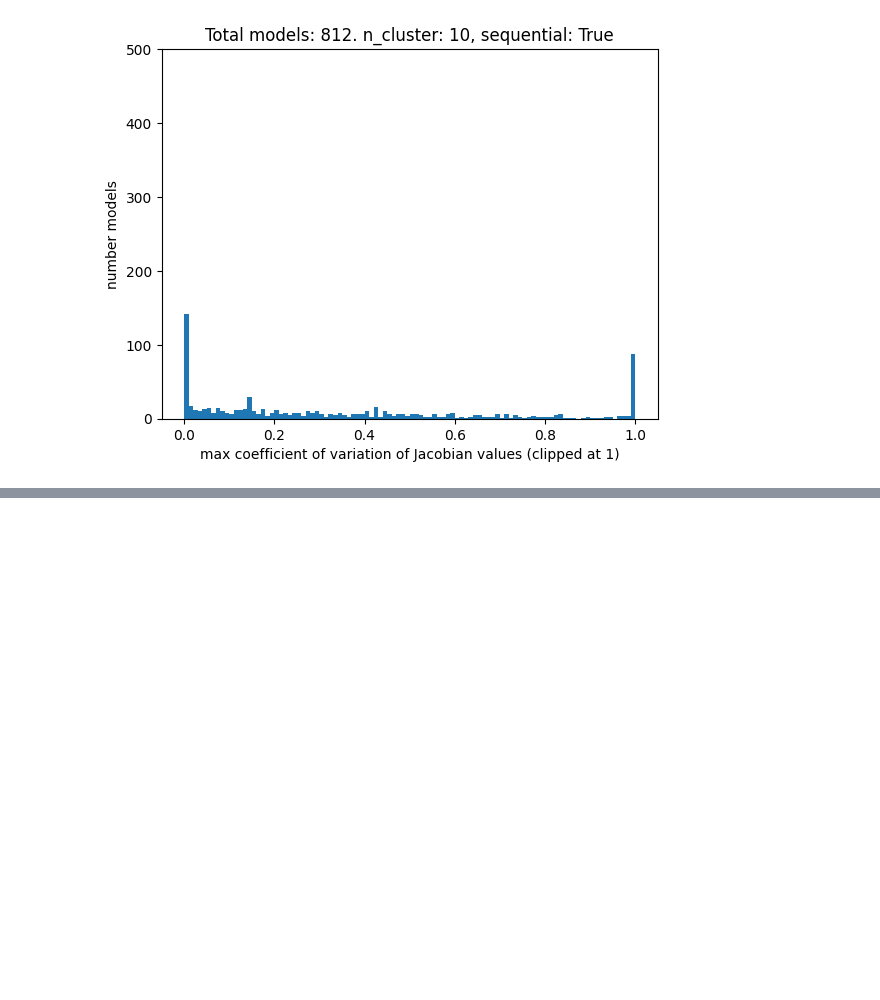
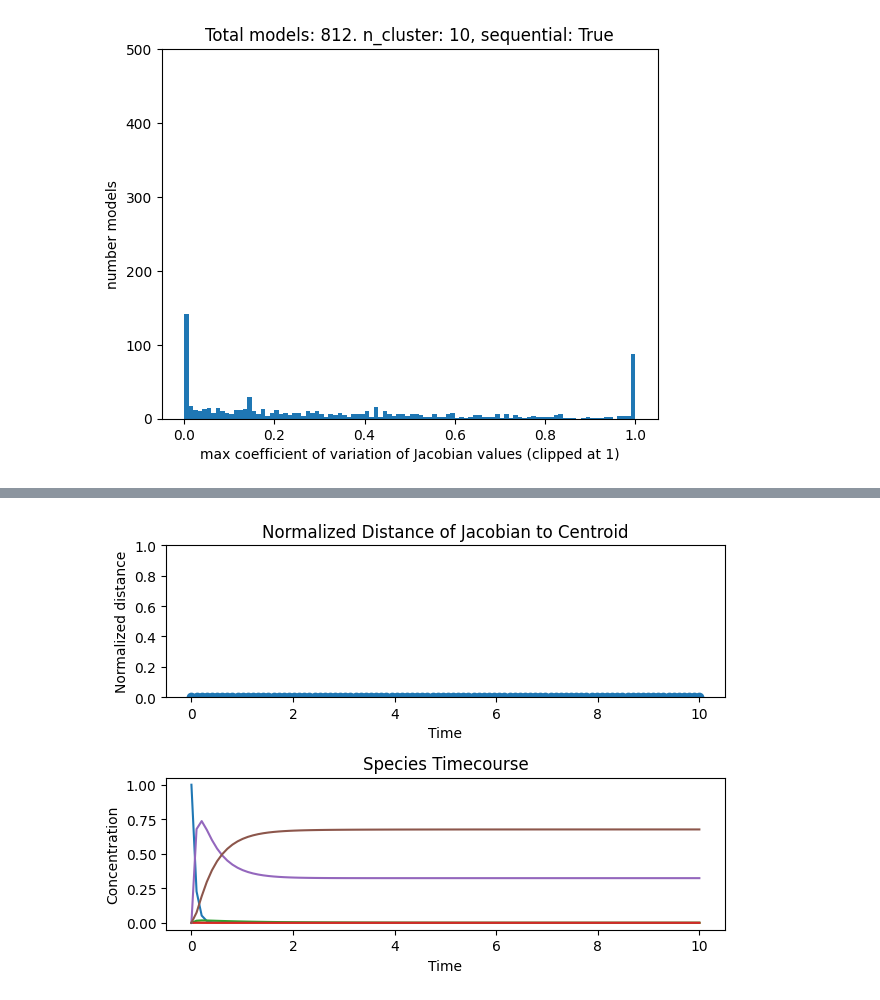
Before and after one commit to ModelEngineering/model_linearity_analysis, a Jupyter notebook: notebooks/jacobian_stationarity.ipynb, the cells around one changed output, grey strips where cells are left out. Cells and saved outputs as stored; diff of their text form; code cells hidden in the pictures; blank space fills up the shorter version.

```diff
--- a/notebooks/jacobian_stationarity.ipynb
+++ b/notebooks/jacobian_stationarity.ipynb
@@ -74,0 +107,17 @@ ser = plotCluster(n_cluster=10, is_sequential=True)
+# %%
+def plotAnalysis(model_num: int, end_time: int, num_point=100, ylim=(0,1)):
+    base_str = "BIOMD000000"
+    model_name = base_str + f"{model_num:04d}"
+    path = os.path.join(
+        cn.BIOMODELS_DIR, model_name, f"{model_name}_url.xml"
+    )
+    with open(path) as f:
+        sbml_str = f.read()
+        maker = JacobianCollectionMaker(sbml_str, start_time=0.0, end_time=end_time, num_points=num_point)
+        collection = maker.makeCollection()
+        collection.plot(maker.roadrunner_maker,is_legend=False, ylim=ylim)
+
+# Tests
+plotAnalysis(57, 10)
+# %% [output]
+[figure, added]
```
Also changed, not shown: parts of 8 cells of this notebook, 9 other files.
